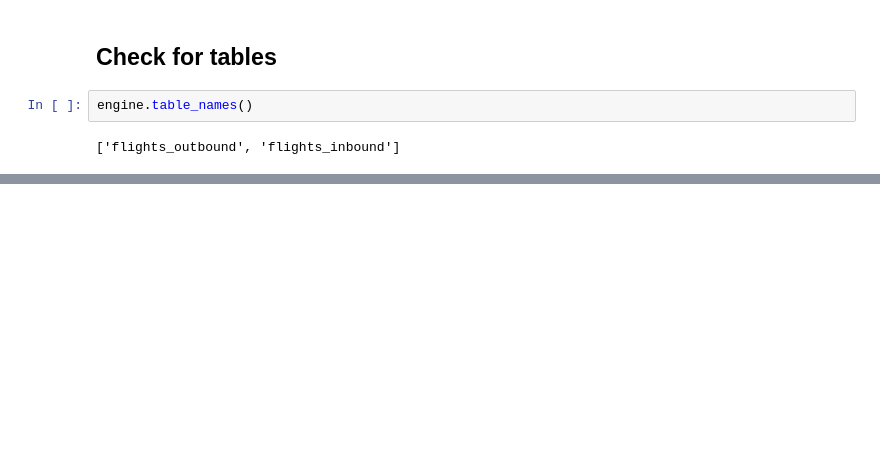
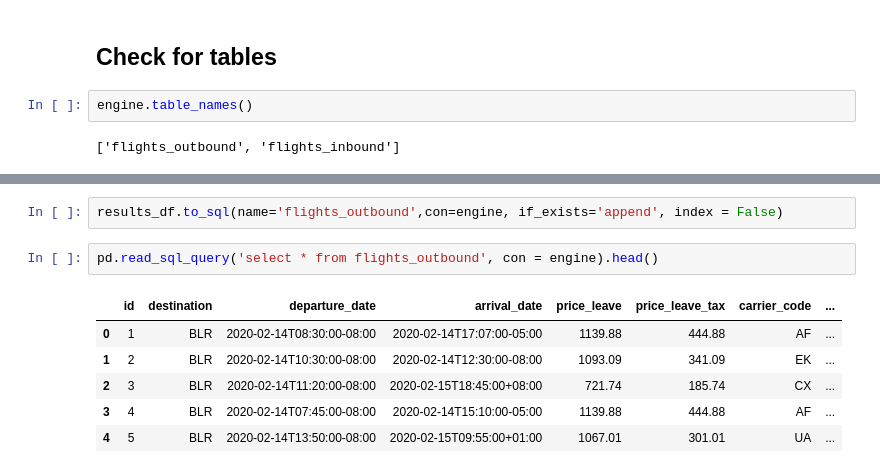
Before and after one commit to cbonfantep/Travel_ETL, a Jupyter notebook: Travel_ETL_Code_new.ipynb, the cells around one changed output, grey strips where cells are left out. Cells and saved outputs as stored; diff of their text form; blank space fills up the shorter version.

```diff
--- a/Travel_ETL_Code_new.ipynb
+++ b/Travel_ETL_Code_new.ipynb
@@ -285,0 +316,11 @@ engine.table_names()
+# %%
+results_df.to_sql(name='flights_outbound',con=engine, if_exists='append', index = False)
+# %%
+pd.read_sql_query('select * from flights_outbound', con = engine).head()
+# %% [output]
+|  | id | destination | departure_date | arrival_date | price_leave | price_leave_tax | carrier_code | ... |
+| 0 | 1 | BLR | 2020-02-14T08:30:00-08:00 | 2020-02-14T17:07:00-05:00 | 1139.88 | 444.88 | AF | ... |
+| 1 | 2 | BLR | 2020-02-14T10:30:00-08:00 | 2020-02-14T12:30:00-08:00 | 1093.09 | 341.09 | EK | ... |
+| 2 | 3 | BLR | 2020-02-14T11:20:00-08:00 | 2020-02-15T18:45:00+08:00 | 721.74 | 185.74 | CX | ... |
+| 3 | 4 | BLR | 2020-02-14T07:45:00-08:00 | 2020-02-14T15:10:00-05:00 | 1139.88 | 444.88 | AF | ... |
+| 4 | 5 | BLR | 2020-02-14T13:50:00-08:00 | 2020-02-15T09:55:00+01:00 | 1067.01 | 301.01 | UA | ... |
```
Also changed, not shown: parts of 7 cells of this notebook.
